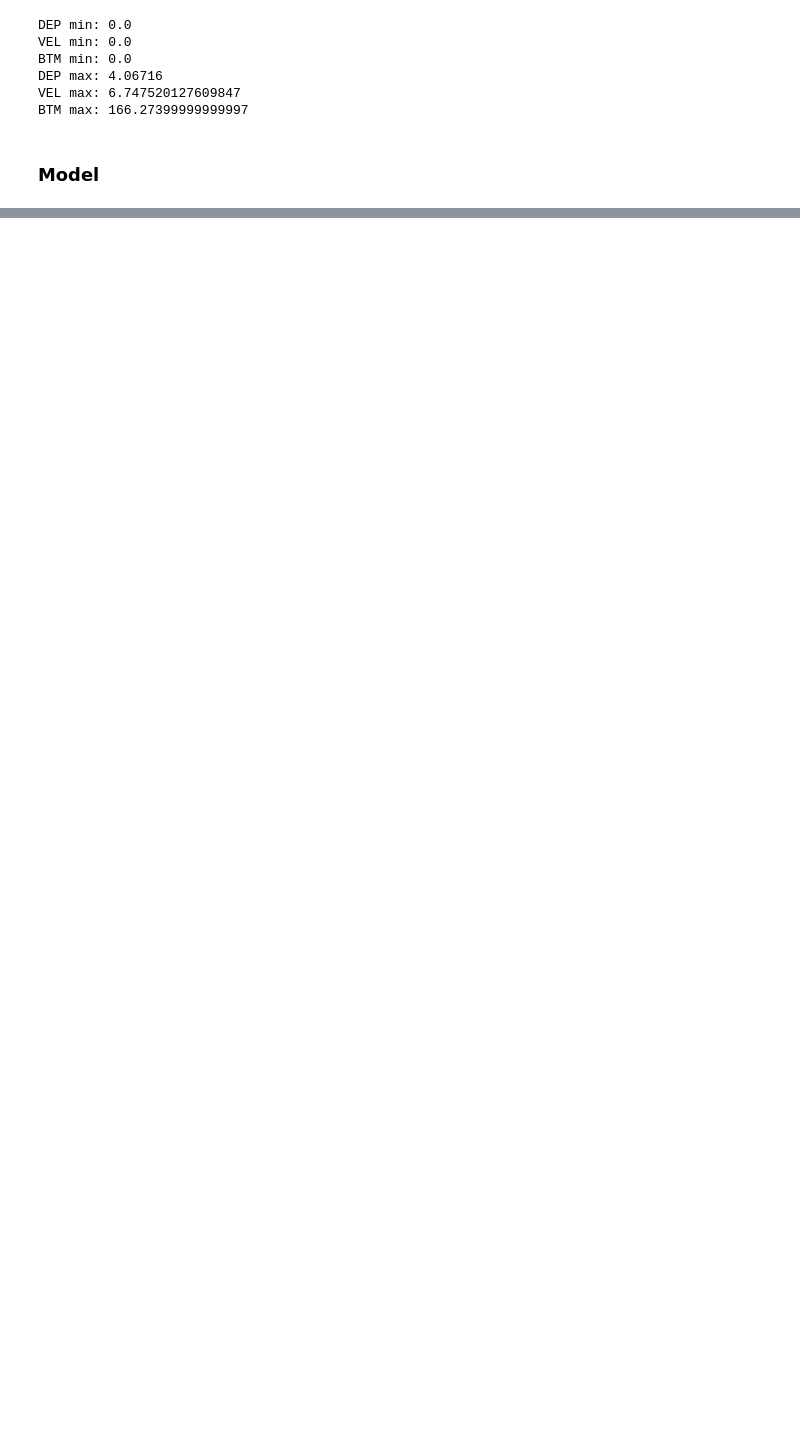
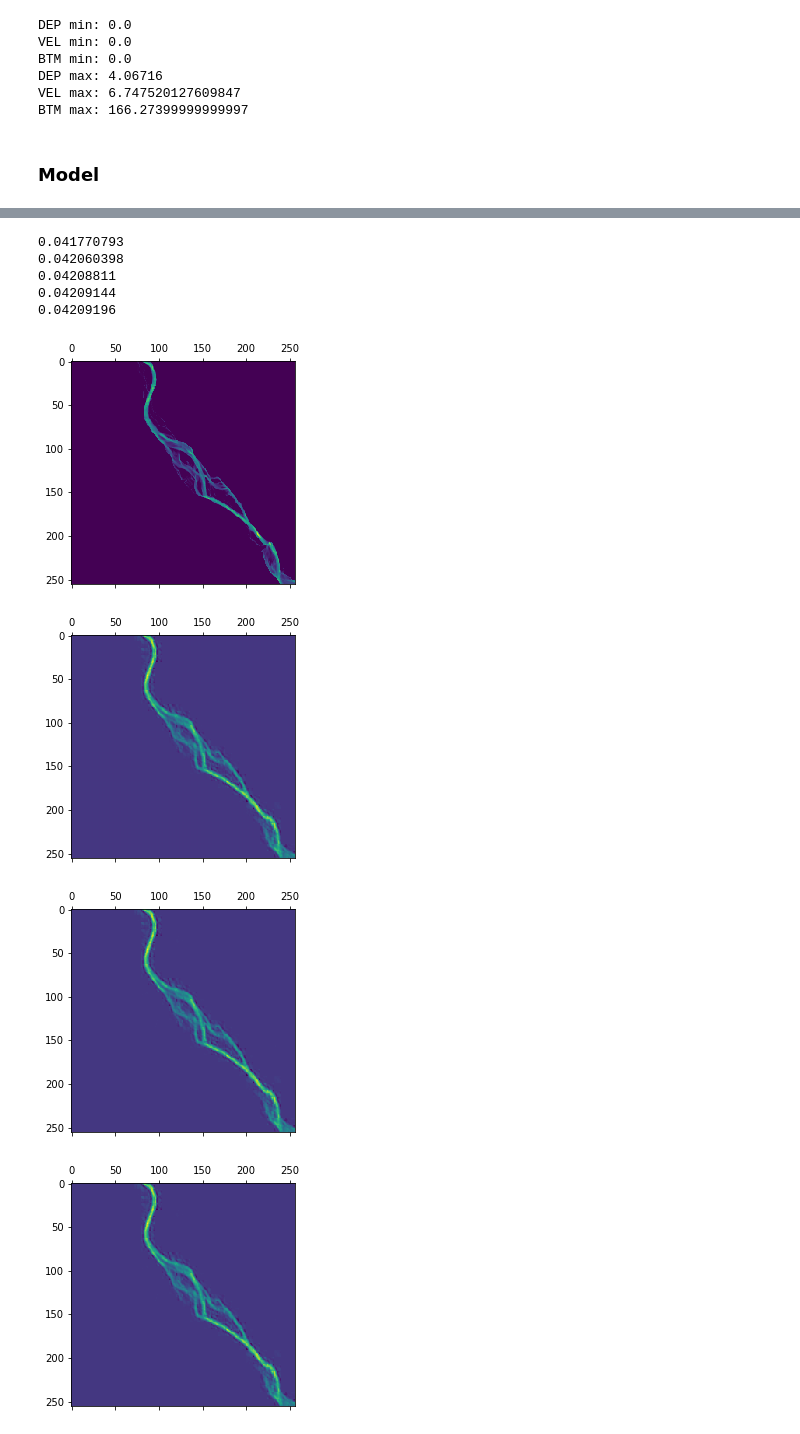
Before and after one commit to halixness/deepSWE, a Jupyter notebook: torch_resnet_ae.ipynb, the cells around one changed output, grey strips where cells are left out. Saved outputs shown, nothing was run; the diff lists cells and outputs as text; code cells hidden in the pictures; blank space fills up the shorter version.

```diff
--- a/torch_resnet_ae.ipynb
+++ b/torch_resnet_ae.ipynb
@@ -355,0 +371,24 @@ torch.Size([4, 1, 1, 256, 256])
+# %%
+i = np.random.randint(len(X_test))
+input = th.unsqueeze(X_test[i][0], 0)
+plt.matshow(input[0,0,5,:,:].detach().cpu().numpy())
+
+for x in range(5):
+    output = net(input)
+    next_frame = th.unsqueeze(output.detach()[0], 0)
+    next_frame = th.cat((next_frame, th.unsqueeze(input[:,2:,0,:,:],2)), axis=1) # aggiungi BTM
+    input = th.cat((next_frame, input[:,:,1:,:]), axis=2)
+
+    for frame in output[0][0]:
+        plt.matshow(frame.cpu().detach().numpy())
+        print(np.mean(frame.cpu().detach().numpy()))
+# %% [output]
+0.041770793
+0.042060398
+0.04208811
+0.04209144
+0.04209196
+[figure, added]
+[figure, added]
+[figure, added]
+[figure, added]
```
Also changed, not shown: parts of 14 cells of this notebook, 2 other files.
